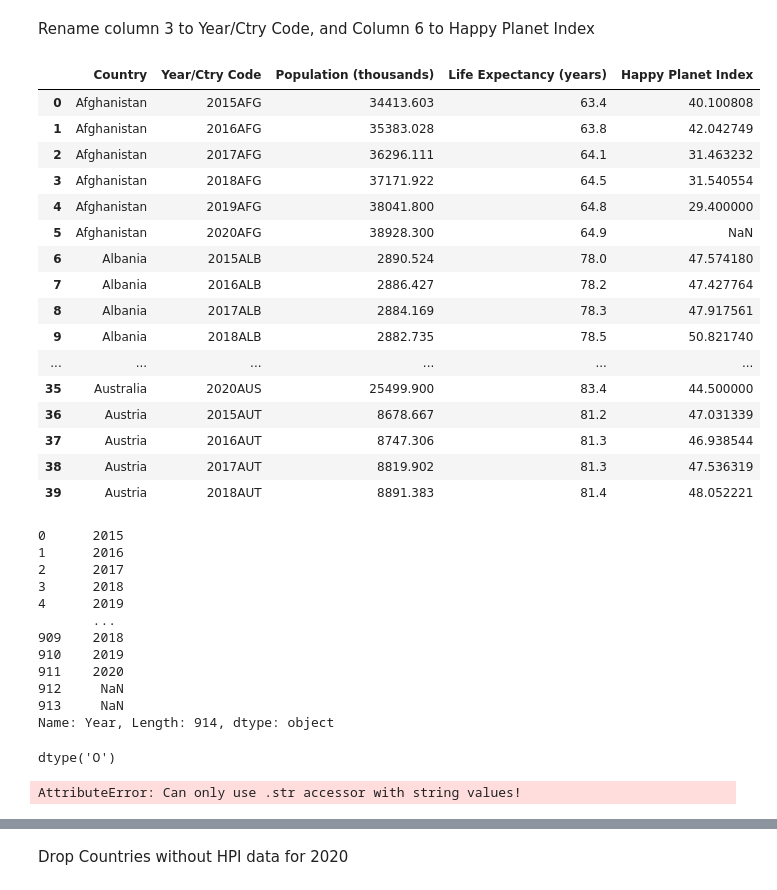
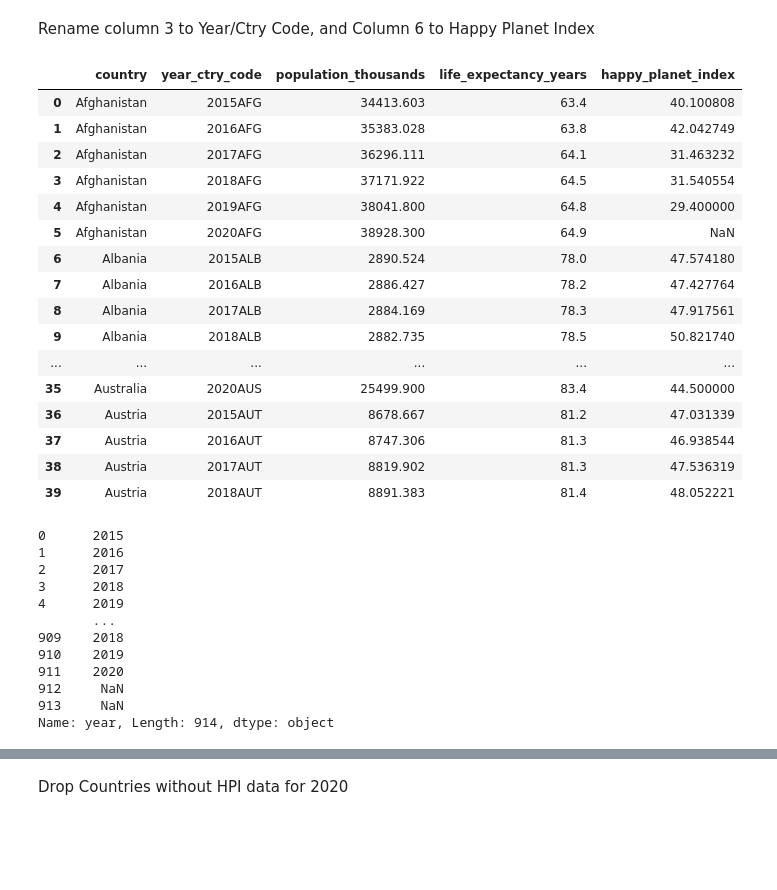
Before and after one commit to jennykardashov/Project_2_Team_5, a Jupyter notebook: HappinessandHomicideMN.ipynb, the cells around one changed output, grey strips where cells are left out. Drawn from its saved outputs; the diff is of its cells as text; code cells hidden in the pictures; blank space fills up the shorter version.

Commit message:
Cleaned HPI dataframe

```diff
--- a/HappinessandHomicideMN.ipynb
+++ b/HappinessandHomicideMN.ipynb
@@ -43,10 +41,11 @@ hp_simple.head(40)
 # %% [markdown]
 Rename column 3 to Year/Ctry Code, and Column 6 to Happy Planet Index
 # %%
-hp_simple.rename(columns = {"Unnamed: 3" : "Year/Ctry Code", "HPI" : "Happy Planet Index"}, inplace=True)
+hp_simple.rename(columns = {"Country": "country", "Unnamed: 3" : "year_ctry_code", "Population (thousands)": "population_thousands",
+"Life Expectancy (years)": "life_expectancy_years", "HPI" : "happy_planet_index", }, inplace=True)
 hp_simple.head(40)
 # %% [output]
-|  | Country | Year/Ctry Code | Population (thousands) | Life Expectancy (years) | Happy Planet Index |
+|  | country | year_ctry_code | population_thousands | life_expectancy_years | happy_planet_index |
 | 0 | Afghanistan | 2015AFG | 34413.603 | 63.4 | 40.100808 |
 | 1 | Afghanistan | 2016AFG | 35383.028 | 63.8 | 42.042749 |
 | 2 | Afghanistan | 2017AFG | 36296.111 | 64.1 | 31.463232 |
@@ -65,10 +64,9 @@ hp_simple.head(40)
 | 39 | Austria | 2018AUT | 8891.383 | 81.4 | 48.052221 |
 # %%
 # hp_year = hp_simple["Year/Ctry Code"]
-hp_simple['Year'] = hp_simple['Year/Ctry Code'].str[:-3]
+hp_simple['year'] = hp_simple['year_ctry_code'].str[:-3]
 
-# hp_year_str = str(hp_year)
-print(hp_simple['Year'])
+print(hp_simple['year'])
 # %% [output]
 0      2015
 1      2016
@@ -81,12 +79,4 @@ print(hp_simple['Year'])
 911    2020
 912     NaN
 913     NaN
-Name: Year, Length: 914, dtype: object
+Name: year, Length: 914, dtype: object
-# %%
-df1['Year'] = df1['Year/Ctry Code'].str[-3:]
-# %% [output]
-dtype('O')
-# %%
-hp_year.index.str.extract("(?P<letter>[a-zA-Z])", expand=True)
-# %% [output]
-AttributeError: Can only use .str accessor with string values!
```
Also changed, not shown: parts of 11 cells of this notebook.
